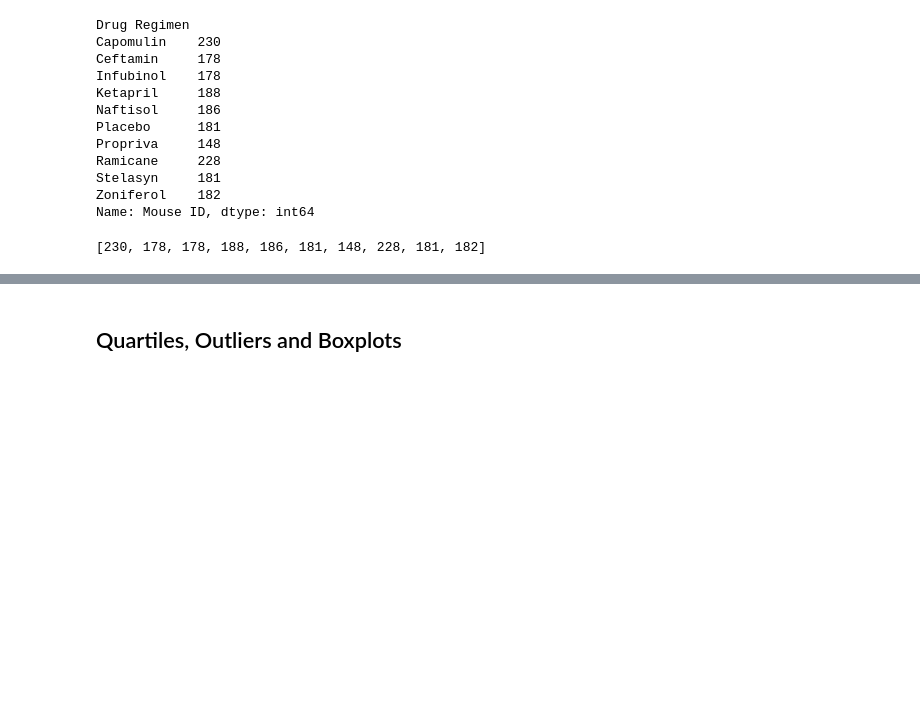
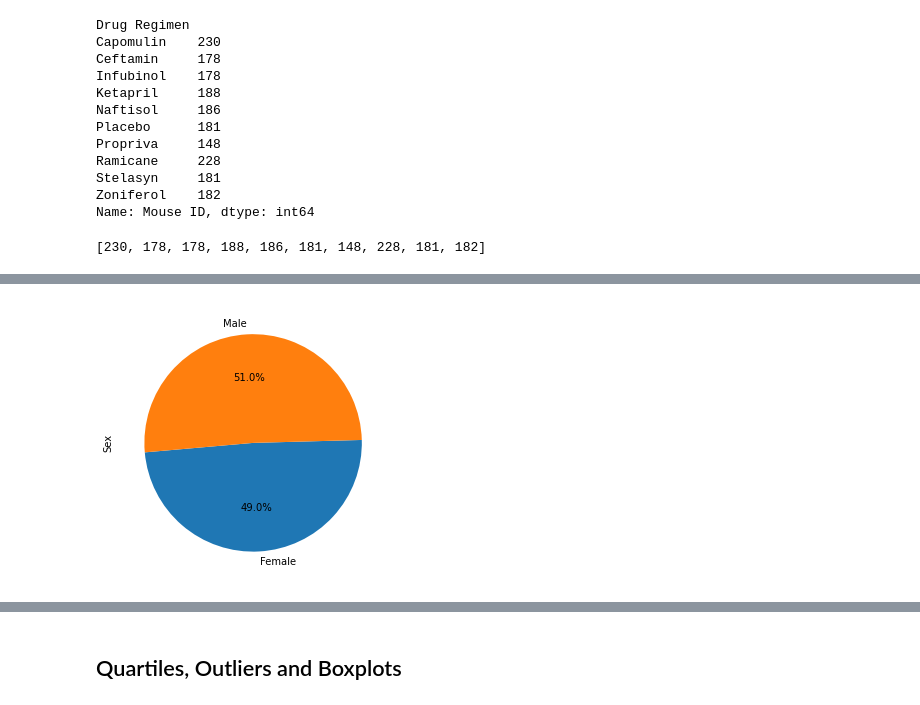
Before and after one commit to 104ambrown/Mtplotlib-challenge, a Jupyter notebook: Pymaceuticals/start_to_removeduplicates_+TVcode_firstatt.ipynb, the cells around one changed output, grey strips where cells are left out. Saved outputs shown, nothing was run; the diff lists cells and outputs as text; code cells hidden in the pictures; blank space fills up the shorter version.

Commit message:
added the pie charts for the gender split of mice in the trials

```diff
--- a/Pymaceuticals/start_to_removeduplicates_+TVcode_firstatt.ipynb
+++ b/Pymaceuticals/start_to_removeduplicates_+TVcode_firstatt.ipynb
@@ -224,9 +225,14 @@ plt.savefig()
 # %%
 # Generate a pie plot showing the distribution of female versus male mice using pandas
 # used the groupedby 'Sex' data and used count function to determine total number of mice of each sex
 sex = clean_mouse_df.groupby(['Sex'])['Sex'].count()
 # plotted chart using pandas .plot.pie()
 sex.plot.pie(startangle=185,autopct='%1.1f%%', figsize=(5, 5))
+
+plt.savefig(
+"C:/Users/abrow/Desktop/EMERSON_BOOTCAMP/BOOTCAMP_AMB/Homeworks/HW5_10-16-21_Matplotlib_Homework/Mtplotlib-challenge/Images/MiceByGender_Pandas.png")
+# %% [output]
+[figure, added]
 # %%
 # Generate a pie plot showing the distribution of female versus male mice using pyplot
 # used the groupedby 'Sex' data and pyplotted it
```
Also changed, not shown: parts of 2 cells of this notebook, 2 other files.
